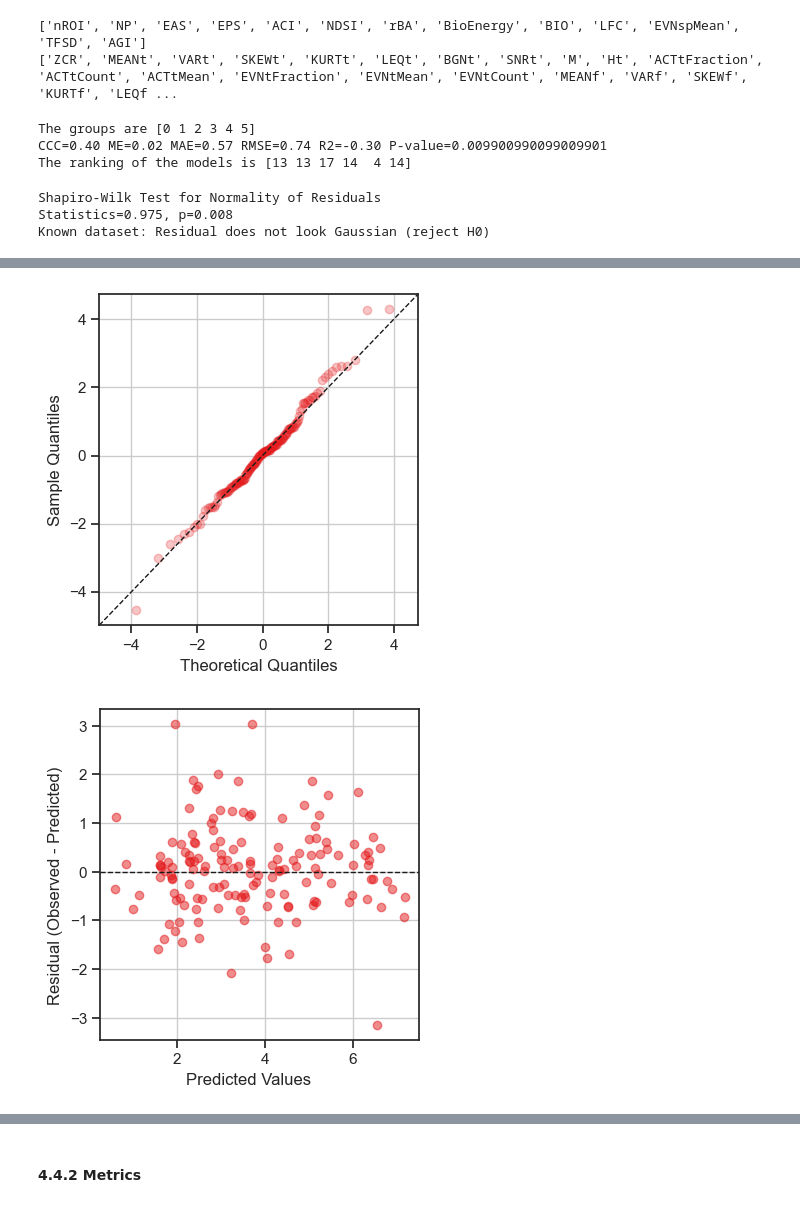
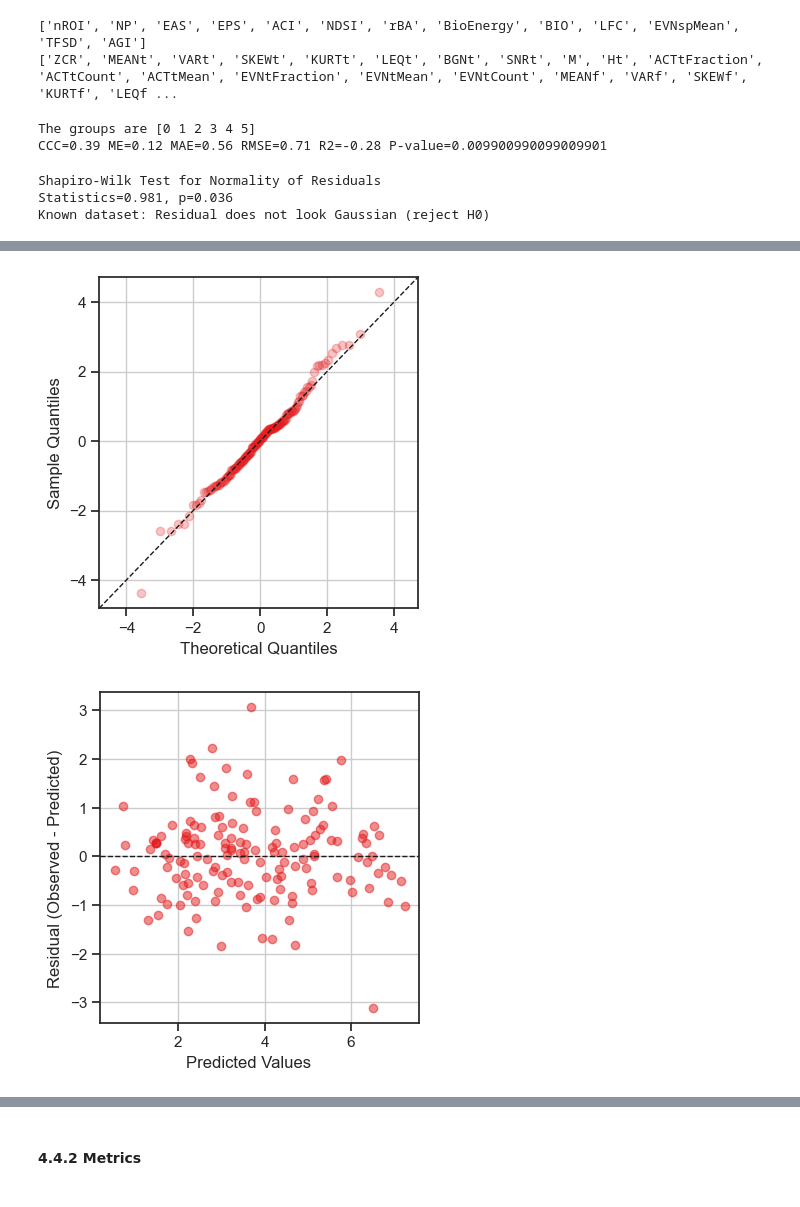
Before and after one commit to ear-team/haupert_acoustic_indices_2025, a Jupyter notebook: notebooks/03_indices_regression_linear_Groupkfold_by_habitat.ipynb, the cells around one changed output, grey strips where cells are left out. Saved outputs shown, nothing was run; the diff lists cells and outputs as text; code cells hidden in the pictures.

```diff
--- a/notebooks/03_indices_regression_linear_Groupkfold_by_habitat.ipynb
+++ b/notebooks/03_indices_regression_linear_Groupkfold_by_habitat.ipynb
@@ -61,3 +53,17 @@ print(rank)
+# %%
+from sklearn.base import BaseEstimator, RegressorMixin
+
+# create an instance of sklearn model for a ensembling model using the slope and intercept
+class EnsemblingModel(BaseEstimator, RegressorMixin):
+    def __init__(self, slope, intercept):
+        self.slope = slope
+        self.intercept = intercept
+
+    def fit(self, X, y):
+        return self
+
+    def predict(self, X):
+        return np.dot(X, self.slope) + self.intercept
 # %%
 def groupkfold_regression (
                 indices,
@@ -604,7 +589,7 @@ https://towardsdatascience.com/explaining-negative-r-squared-17894ca26321
 
 # https://scikit-learn.org/stable/auto_examples/linear_model/plot_robust_fit.html#sphx-glr-auto-examples-linear-model-plot-robust-fit-py
 # Best Regressor when outliers are present in x and y
-model = HuberRegressor(fit_intercept=True)
+model = HuberRegressor(epsilon=1.35,fit_intercept=True)
 # %% [markdown]
 ### 4.2 With a single indice
 # %%
@@ -1199,7 +1192,7 @@ print(list_indices_to_remove)
     ---------------------
     - Perform a GroupKFold regression using the list of indices for multiple regression
     as predictors and the ground truth as target
-    - Store the metrics in a dataframe (df_metrics_kfold) and the best model in a dictionnary
+    - Store the metrics in a dataframe (df_metrics_kfold) and the model of each fold in a dictionnary
 ================================================================================"""
 
 
@@ -1211,7 +1204,7 @@ df_scaled = df.copy()
 scaler = StandardScaler()
 df_scaled[list_indices_multiple_regression + [GT]] = scaler.fit_transform(df_scaled[list_indices_multiple_regression + [GT]])
 
-df_metrics_kfold, models_list = groupkfold_regression(
+df_metrics_kfold, models_kfold = groupkfold_regression(
                                 indices=list_indices_multiple_regression,
                                 gt=GT,
                                 df=df_scaled,
@@ -1223,21 +1216,21 @@ df_metrics_kfold, models_list = groupkfold_regression(
 warnings.filterwarnings('default')
 # %% [output]
 The groups are [0 1 2 3 4 5]
-CCC=0.40 ME=0.02 MAE=0.57 RMSE=0.74 R2=-0.30 P-value=0.009900990099009901
-The ranking of the models is [13 13 17 14  4 14]
+CCC=0.39 ME=0.12 MAE=0.56 RMSE=0.71 R2=-0.28 P-value=0.009900990099009901
 # %%
 """==============================================================================
-        Plot the prediction vs the test and the residuals for the best model
+        Plot the prediction vs the test and the residuals for the ensembling model
         --------------------------------------------------------------------
 
         Multiple regression with the indices in list_indices_multiple_regression
 
         Summary of the steps:
         ---------------------
-        - Get x and y from the dataframe used for the training and corresponding
-        to the list of indices. Habitats with less than 3 replicates have been removed.
-        - Get the best model found using multiple indices
-        - Get the prediction y_pred from the best model found using multiple indices
+        - Get x (scaled predictors) and y (scaled ground truth) from df_scaled,
+        used for the training. Habitats with less than 3 replicates have been removed.
+        - Build the ensembling model (median slope/intercept of the K GroupKFold models)
+        - Get the prediction y_pred from the ensembling model
+        - Inverse-transform y and y_pred back to their original (unscaled) units
         - Compute the Concordance Correlation Coefficient (CCC) between y and y_pred
         - Plot the sanity check plots:
                 - Scatter plot of y vs y_pred with the metric on the plot
@@ -1248,33 +1241,28 @@ The ranking of the models is [13 13 17 14  4 14]
 
 =============================================================================="""
 
-# concatenate the list CONFIG['list_indices'] to a string
 INDICE_STR = '_'.join(list_indices_multiple_regression)
 
-# with known dataset
-x = df_scaled[list_indices_multiple_regression].astype('float')
-y = df_scaled[GT].astype('float')
+# scaled predictors and ground truth used to build the ensembling model
+x_scaled = df_scaled[list_indices_multiple_regression].astype('float')
+y_scaled = df_scaled[GT].astype('float')
 
-# find the first value of the dictionnary models_list
-best_model_multireg = models_list[0]
-# get the key of the dictionnary
-indice = list(best_model_multireg.keys())[0]
-# get the value of the dictionnary
-best_model_multireg = best_model_multireg[indice]
+# ensembling model = median slope/intercept across the K GroupKFold models
+slopes = np.median([m.coef_ for m in models_kfold[0][INDICE_STR]], axis=0)
+intercept = np.median([m.intercept_ for m in models_kfold[0][INDICE_STR]])
+model_ensemble_multiple = EnsemblingModel(slope=slopes, intercept=intercept)
 
-# do the prediction
-y_pred = best_model_multireg.predict(x[list_indices_multiple_regression].to_numpy())
+y_pred_scaled = model_ensemble_multiple.predict(x_scaled)
 
-# inverse normalize
-x[GT] = y
-y = scaler.inverse_transform(x)[:,-1]
-x[GT] = y_pred
-y_pred = scaler.inverse_transform(x)[:,-1]
+# inverse-transform y and y_pred back to their original (unscaled) units
+x_scaled[GT] = y_scaled
+y = scaler.inverse_transform(x_scaled)[:, -1]
+x_scaled[GT] = y_pred_scaled
+y_pred = scaler.inverse_transform(x_scaled)[:, -1]
 
-# metric :concordance correlation coefficient (CCC)
+# concordance correlation coefficient (CCC) between observed and predicted values
 ccc = ccc_est(y, y_pred)
 
-# plot the sanity check plots
 plot_datasets(
         y,
         y_pred,
@@ -1286,13 +1274,11 @@ plot_datasets(
         plot_residuals=True,
         plot_residuals_distribution=True)
 
-# Test the normality of the residuals with shapiro test
-# shapiro test
+# Shapiro-Wilk test for normality of the residuals
 stat, p = stats.shapiro(y-y_pred)
 print('\nShapiro-Wilk Test for Normality of Residuals')
 print('Statistics=%.3f, p=%.3f' % (stat, p))
 
-# interpret
 alpha = 0.05
 if p > alpha:
         print('Known dataset: Residual looks Gaussian (fail to reject H0)')
@@ -1300,5 +1286,5 @@ else:
         print('Known dataset: Residual does not look Gaussian (reject H0)')
 # %% [output]
 Shapiro-Wilk Test for Normality of Residuals
-Statistics=0.975, p=0.008
+Statistics=0.981, p=0.036
 Known dataset: Residual does not look Gaussian (reject H0)
@@ -1306,2 +1292,2 @@ Known dataset: Residual does not look Gaussian (reject H0)
-[figure, old version]
+[figure, new version]
-[figure, old version]
+[figure, new version]
```
Also changed, not shown: parts of 14 cells of this notebook, 4 other files.
